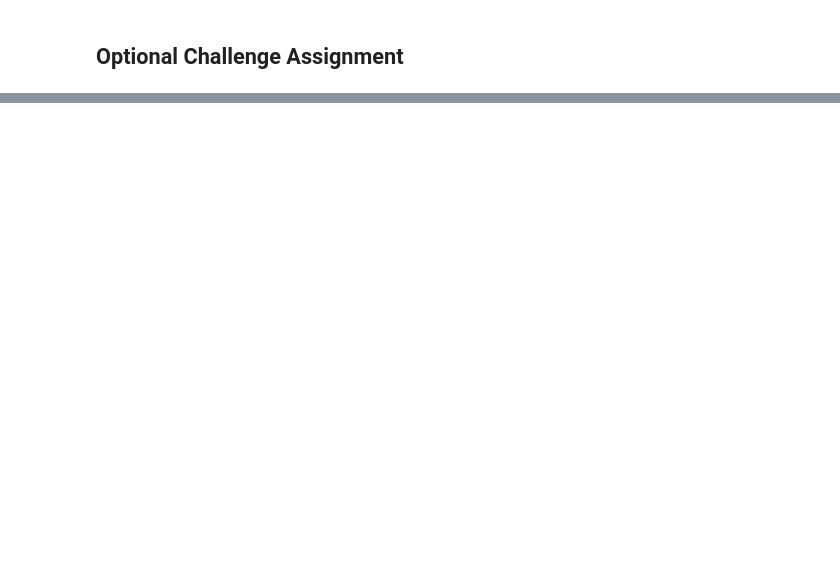
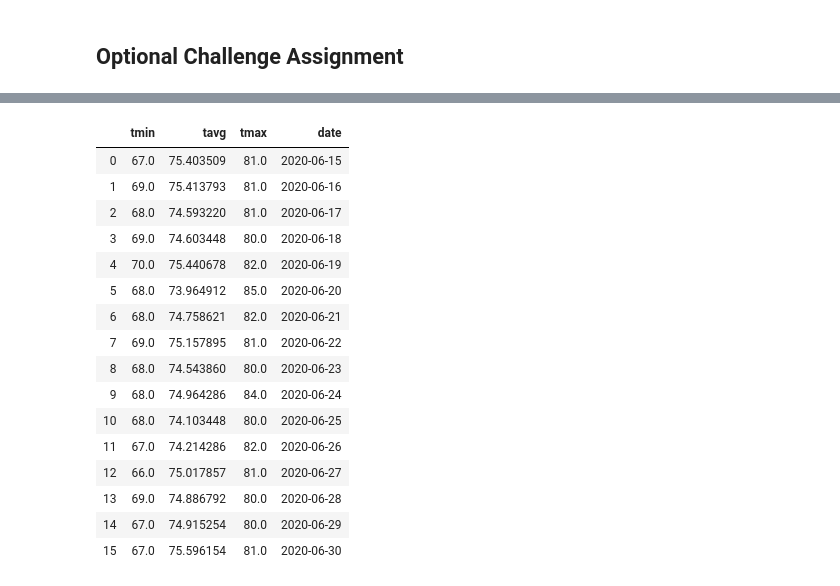
Before and after one commit to LinaSachuk/DU_HomeWork, a Jupyter notebook: sqlalchemy-challenge/climate_starter.ipynb, the cells around one changed output, grey strips where cells are left out. Cells and saved outputs as stored; diff of their text form; code cells hidden in the pictures; blank space fills up the shorter version.

```diff
--- a/sqlalchemy-challenge/climate_starter.ipynb
+++ b/sqlalchemy-challenge/climate_starter.ipynb
@@ -563,11 +615,23 @@ daily_normals("01-01")
 # %%
-# calculate the daily normals for your trip
-# push each tuple of calculations into a list called `normals`
+# Set the start and end date of the trip
+vacation_start_day = '2017-06-15'
+vacation_end_day = '2017-06-30'
 
-# Set the start and end date of the trip
-
-# Use the start and end date to create a range of dates
+# Create a range of dates
+vacation_dates = session.query(Measurement.date)\
+                              .filter(Measurement.date >= vacation_start_day)\
+                              .filter(Measurement.date <= vacation_end_day)\
+                              .group_by(Measurement.date).all()
+vacation_dates
+# List comprehension to get the elements in the tuple from the vacation_dates query
+trip_dates_list = [i[0] for i in vacation_dates]
+trip_dates_list
 
 # Stip off the year and save a list of %m-%d strings
+trip_dates_no_year= [i[5:] for i in trip_dates_list]
+trip_dates_no_year
 
 # Loop through the list of %m-%d strings and calculate the normals for each date
+normals = [daily_normals(i) for i in trip_dates_no_year]
+normals_1 = [i[0] for i in normals ]
+normals_1
@@ -577,0 +708,22 @@ daily_normals("01-01")
+# %%
+normals_inte_df= pd.DataFrame(normals_1, columns=['tmin', 'tavg', 'tmax'])
+normals_inte_df['date']= my_vacation_range
+normals_inte_df
+# %% [output]
+|  | tmin | tavg | tmax | date |
+| 0 | 67.0 | 75.403509 | 81.0 | 2020-06-15 |
+| 1 | 69.0 | 75.413793 | 81.0 | 2020-06-16 |
+| 2 | 68.0 | 74.593220 | 81.0 | 2020-06-17 |
+| 3 | 69.0 | 74.603448 | 80.0 | 2020-06-18 |
+| 4 | 70.0 | 75.440678 | 82.0 | 2020-06-19 |
+| 5 | 68.0 | 73.964912 | 85.0 | 2020-06-20 |
+| 6 | 68.0 | 74.758621 | 82.0 | 2020-06-21 |
+| 7 | 69.0 | 75.157895 | 81.0 | 2020-06-22 |
+| 8 | 68.0 | 74.543860 | 80.0 | 2020-06-23 |
+| 9 | 68.0 | 74.964286 | 84.0 | 2020-06-24 |
+| 10 | 68.0 | 74.103448 | 80.0 | 2020-06-25 |
+| 11 | 67.0 | 74.214286 | 82.0 | 2020-06-26 |
+| 12 | 66.0 | 75.017857 | 81.0 | 2020-06-27 |
+| 13 | 69.0 | 74.886792 | 80.0 | 2020-06-28 |
+| 14 | 67.0 | 74.915254 | 80.0 | 2020-06-29 |
+| 15 | 67.0 | 75.596154 | 81.0 | 2020-06-30 |
```
Also changed, not shown: parts of 13 cells of this notebook, 2 other files.
